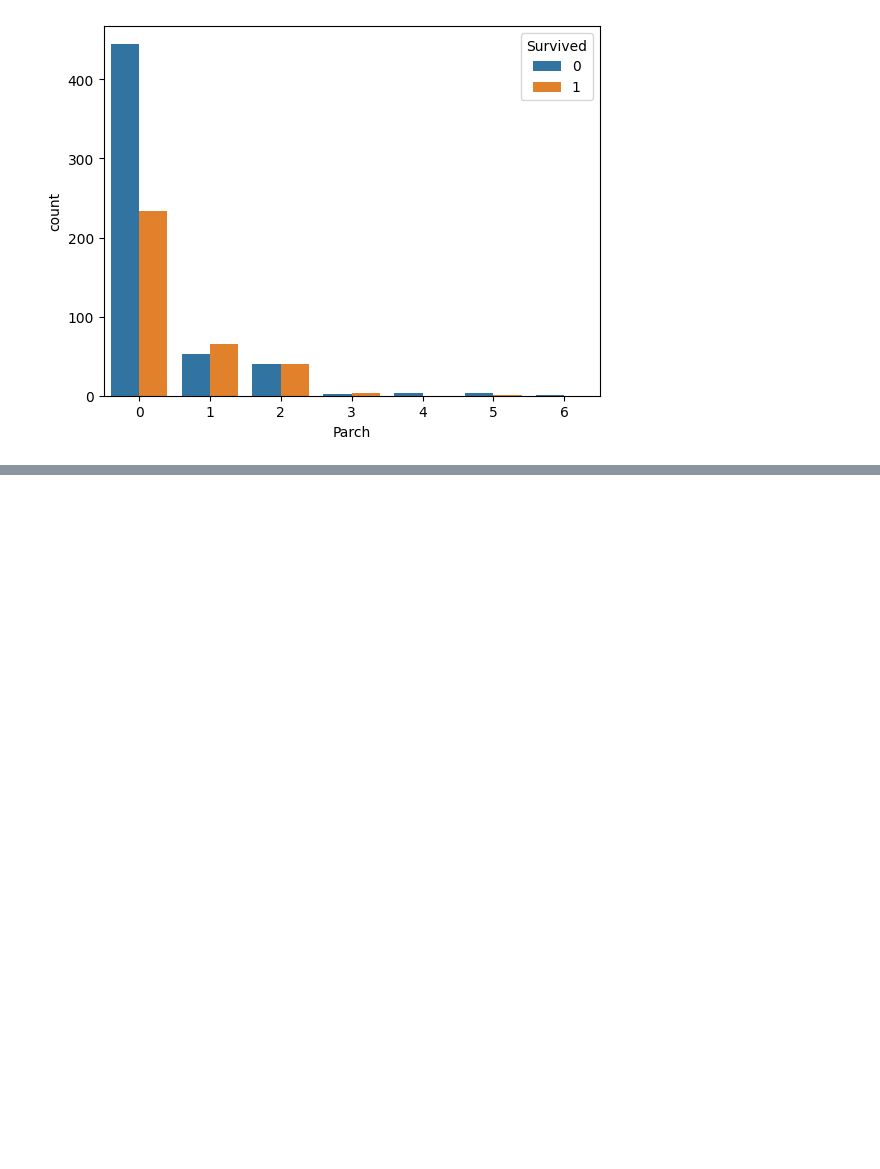
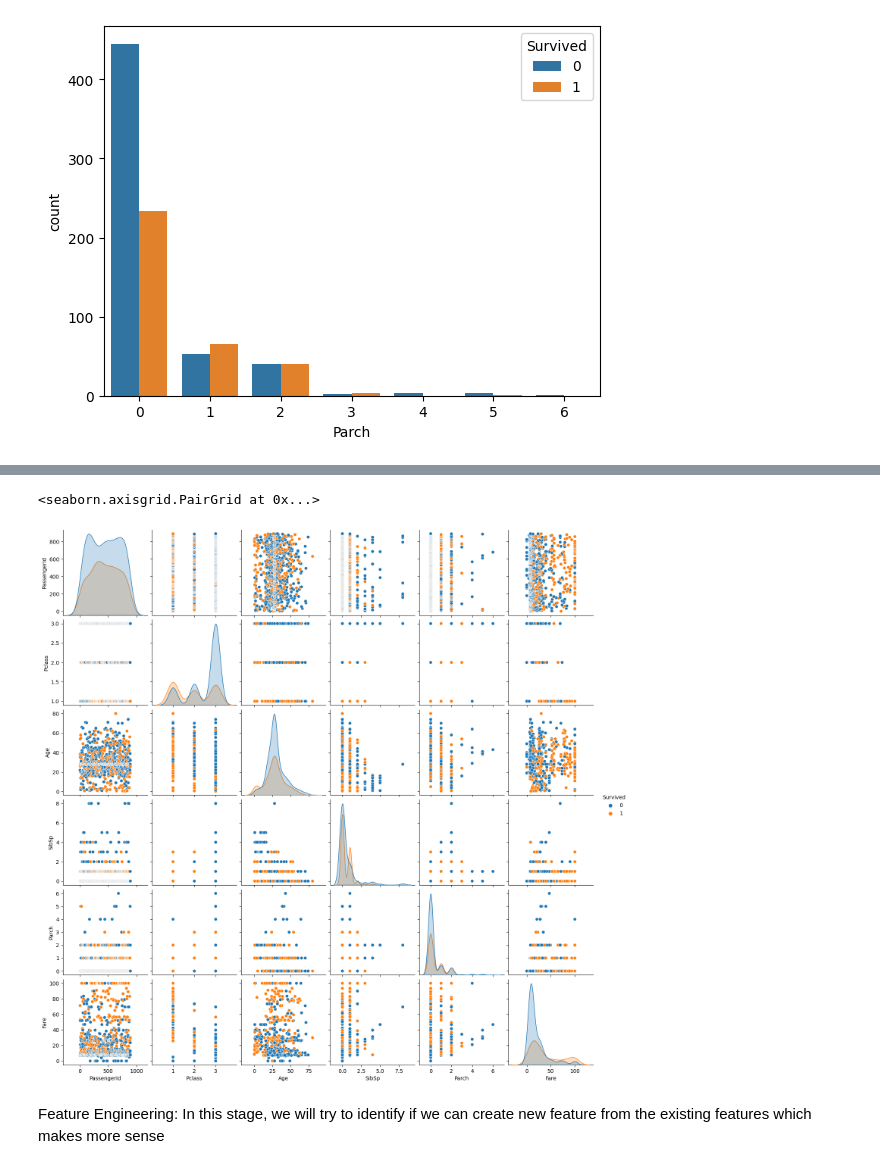
Before and after one commit to mehtasumit1007/TitanicPredictionModelling, a Jupyter notebook: Modelling_Main.ipynb, the cells around one changed output, grey strips where cells are left out. Cells and saved outputs as stored; diff of their text form; code cells hidden in the pictures; blank space fills up the shorter version.

Commit message:
Completed with the Feature Engineering on the data

```diff
--- a/Modelling_Main.ipynb
+++ b/Modelling_Main.ipynb
@@ -292,0 +321,7 @@ sns.countplot(data=df_titanic, x = 'Parch', hue = 'Survived')
+# %%
+sns.pairplot(df_titanic, hue='Survived')
+# %% [output]
+<seaborn.axisgrid.PairGrid at 0x...>
+[figure, added]
+# %% [markdown]
+Feature Engineering: In this stage, we will try to identify if we can create new feature from the existing features which makes more sense
```
Also changed, not shown: parts of 18 cells of this notebook.
